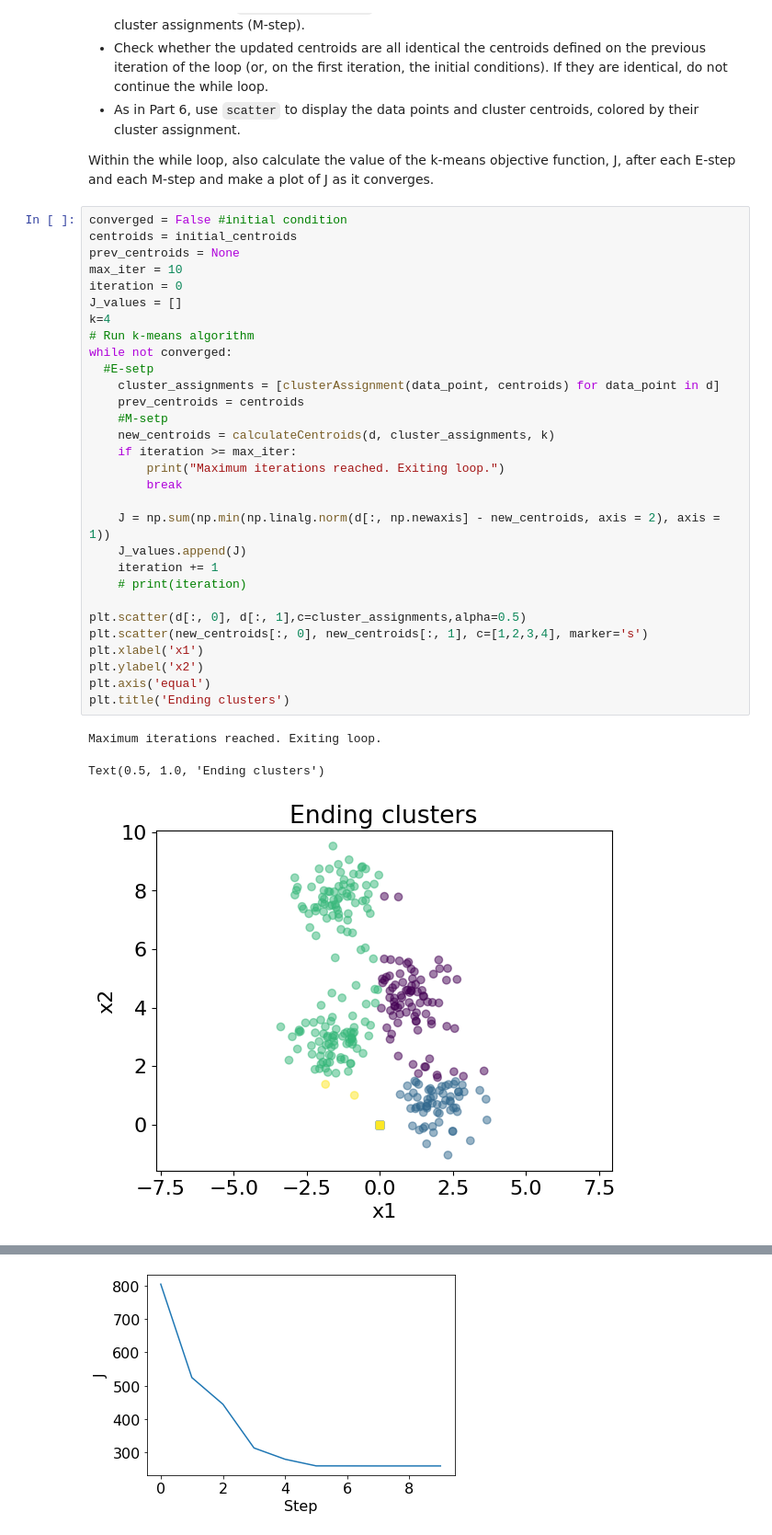
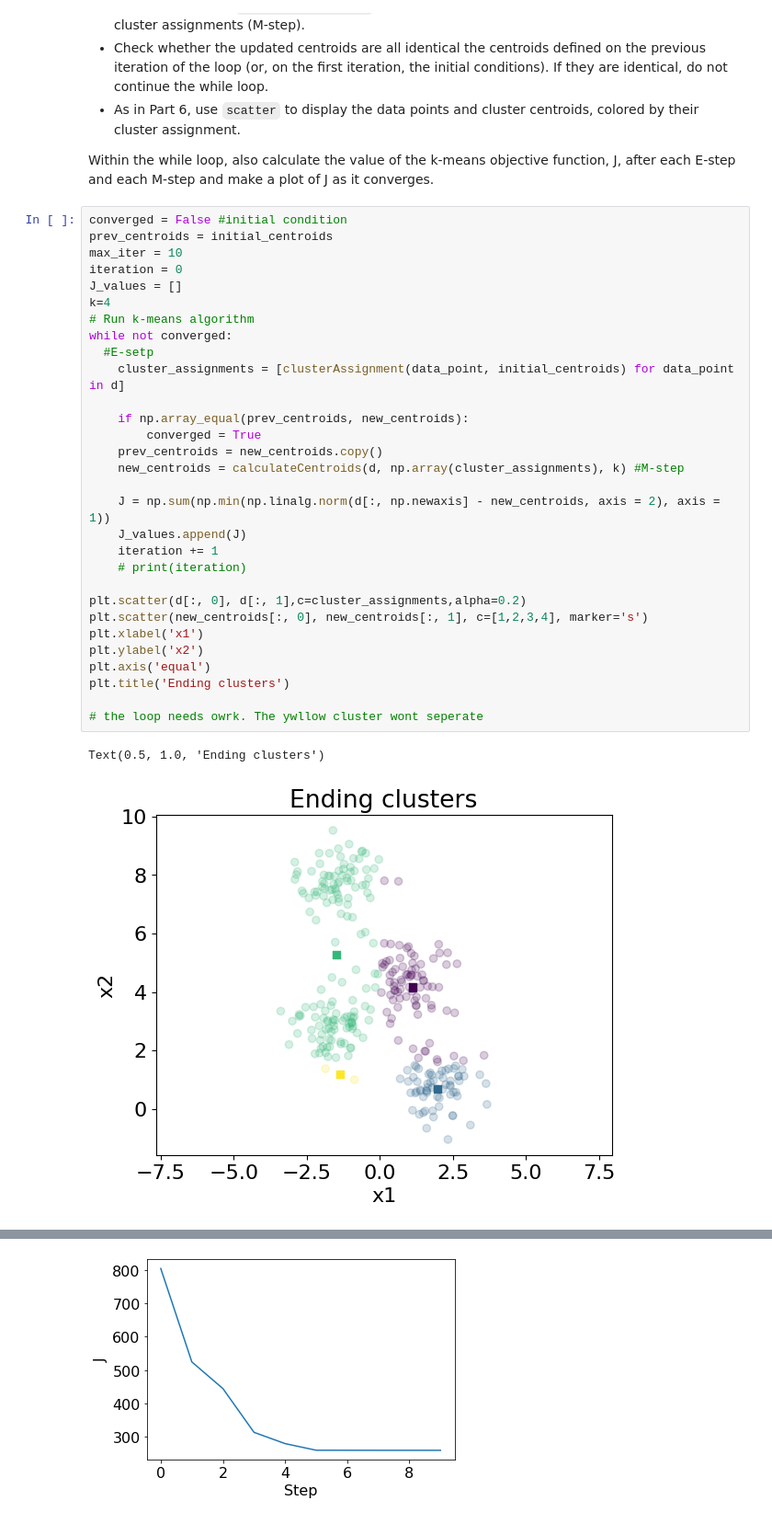
Before and after one commit to Urvi-M/BE559, a Jupyter notebook: Homework3_part3_v1.ipynb, the cells around one changed output, grey strips where cells are left out. Shown at 92% size. Cells and saved outputs as stored; diff of their text form.

```diff
--- a/Homework3_part3_v1.ipynb
+++ b/Homework3_part3_v1.ipynb
@@ -184,38 +184,37 @@ Inside the `while` loop, do the following:
 Within the while loop, also calculate the value of the k-means objective function, J, after each E-step and each M-step and make a plot of J as it converges.
 # %%
 converged = False #initial condition
-centroids = initial_centroids
-prev_centroids = None
+prev_centroids = initial_centroids
 max_iter = 10
 iteration = 0
 J_values = []
 k=4
 # Run k-means algorithm
 while not converged:
   #E-setp
-    cluster_assignments = [clusterAssignment(data_point, centroids) for data_point in d]
-    prev_centroids = centroids
-    #M-setp
-    new_centroids = calculateCentroids(d, cluster_assignments, k)
-    if iteration >= max_iter:
-        print("Maximum iterations reached. Exiting loop.")
-        break
+    cluster_assignments = [clusterAssignment(data_point, initial_centroids) for data_point in d]
+
+    if np.array_equal(prev_centroids, new_centroids):
+        converged = True
+    prev_centroids = new_centroids.copy()
+    new_centroids = calculateCentroids(d, np.array(cluster_assignments), k) #M-step
 
     J = np.sum(np.min(np.linalg.norm(d[:, np.newaxis] - new_centroids, axis = 2), axis = 1))
     J_values.append(J)
     iteration += 1
     # print(iteration)
 
-plt.scatter(d[:, 0], d[:, 1],c=cluster_assignments,alpha=0.5)
+plt.scatter(d[:, 0], d[:, 1],c=cluster_assignments,alpha=0.2)
 plt.scatter(new_centroids[:, 0], new_centroids[:, 1], c=[1,2,3,4], marker='s')
 plt.xlabel('x1')
 plt.ylabel('x2')
 plt.axis('equal')
 plt.title('Ending clusters')
+
+# the loop needs owrk. The ywllow cluster wont seperate
 # %% [output]
-Maximum iterations reached. Exiting loop.
+Text(0.5, 1.0, 'Ending clusters')
-Text(0.5, 1.0, 'Ending clusters')
-[figure, old version]
+[figure, new version]
 # %%
 
 plt.plot(range(1, iteration+1), J_values)
```
Also changed, not shown: parts of 1 cell of this notebook.
